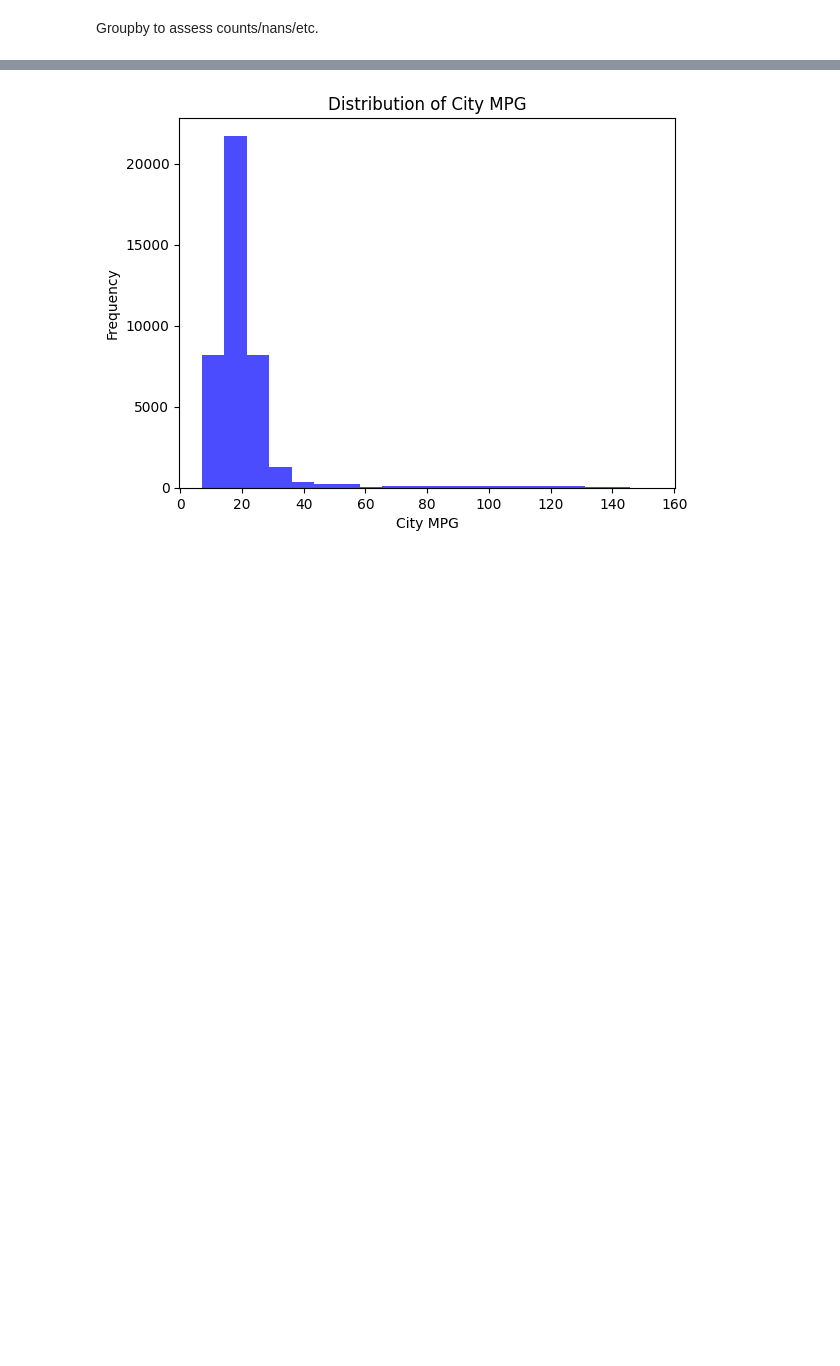
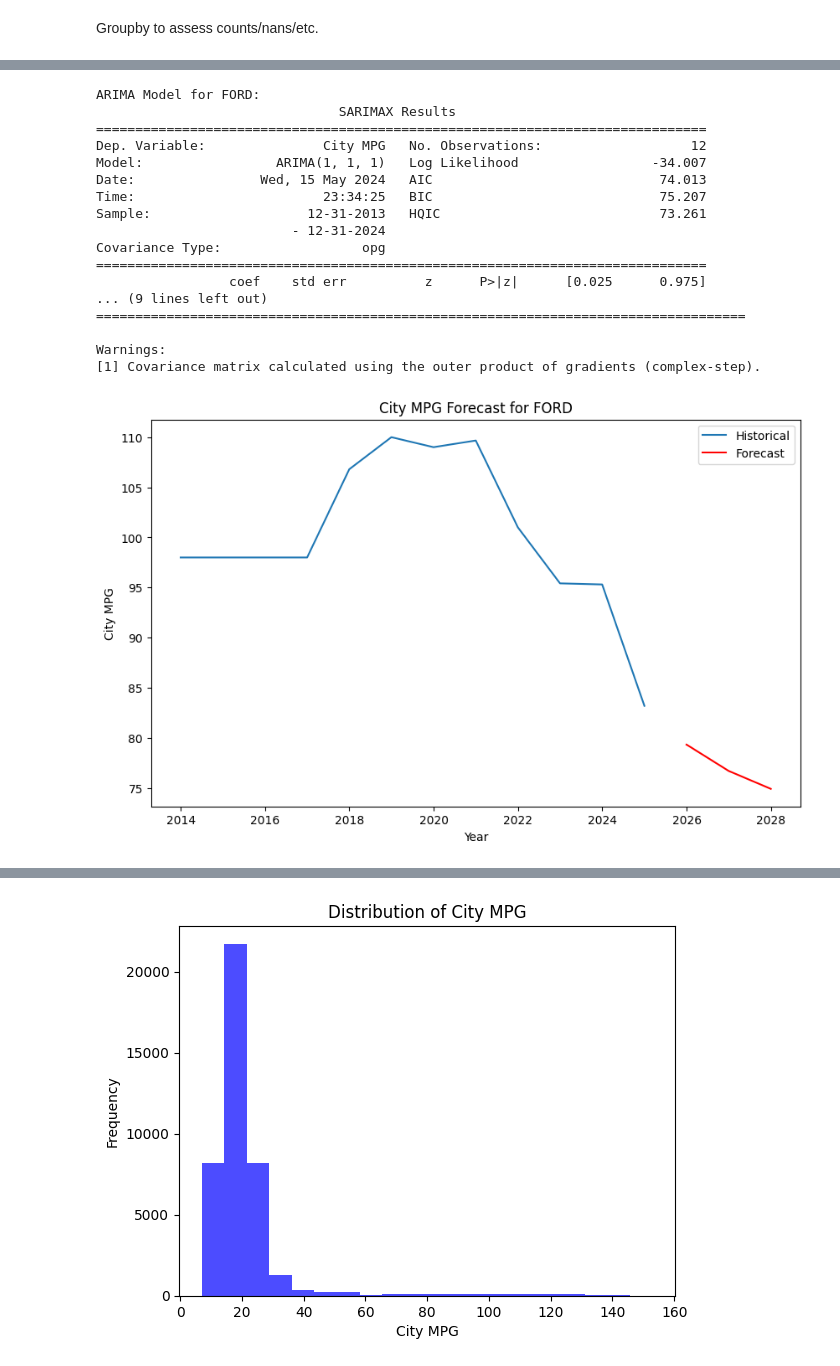
Before and after one commit to 4GeeksAcademy/World-Data-Final-Project, a Jupyter notebook: src/Auto_MPG_Dive.ipynb, the cells around one changed output, grey strips where cells are left out. Cells and saved outputs as stored; diff of their text form; code cells hidden in the pictures; blank space fills up the shorter version.

Commit message:
Time Series Exploration

```diff
--- a/src/Auto_MPG_Dive.ipynb
+++ b/src/Auto_MPG_Dive.ipynb
@@ -572,0 +688,65 @@ import seaborn as sns
+# %%
+# Preparing the data
+
+# Filter and sort data as previously described
+car_makes = ['FORD', 'CHEVROLET', 'TESLA', 'HYUNDAI', 'TOYOTA']
+filtered_data = merged_data[(merged_data['Car_Make'].isin(car_makes)) & (merged_data['Fuel'] == 'Electricity')]
+sorted_electric_vehicles = filtered_data.sort_values(by='Year')
+
+# Convert 'Year' to datetime and set as index
+sorted_electric_vehicles['Year'] = pd.to_datetime(sorted_electric_vehicles['Year'], format='%Y')
+sorted_electric_vehicles.set_index('Year', inplace=True)
+# %%
+# Function to apply ARIMA model to each car make
+
+def apply_arima(data, car_make):
+    # Selecting the data for the specific car make
+    make_data = data[data['Car_Make'] == car_make]['City MPG'].resample('A').mean().dropna()
+
+    # Check if there is enough data to model
+    if len(make_data) > 2:
+        # Fit the ARIMA model
+        model = ARIMA(make_data, order=(1,1,1))  # Placeholder order, should be optimized
+        fitted_model = model.fit()
+
+        # Print the summary of the model
+        print(f"ARIMA Model for {car_make}:")
+        print(fitted_model.summary())
+
+        # Forecasting next 3 years as an example
+        forecast = fitted_model.get_forecast(steps=3)
+        forecast_index = pd.date_range(start=make_data.index[-1] + pd.DateOffset(years=1), periods=3, freq='A')
+        forecast_series = pd.Series(forecast.predicted_mean.values, index=forecast_index)
+
+        # Plot the historical data and forecast
+        plt.figure(figsize=(10, 6))
+        plt.plot(make_data, label='Historical')
+        plt.plot(forecast_series, label='Forecast', color='red')
+        plt.title(f'City MPG Forecast for {car_make}')
+        plt.xlabel('Year')
+        plt.ylabel('City MPG')
+        plt.legend()
+        plt.show()
+
+# Apply ARIMA model to each car make
+for make in car_makes:
+    apply_arima(sorted_electric_vehicles, make)
+# %% [output]
+ARIMA Model for FORD:
+                               SARIMAX Results
+==============================================================================
+Dep. Variable:               City MPG   No. Observations:                   12
+Model:                 ARIMA(1, 1, 1)   Log Likelihood                 -34.007
+Date:                Wed, 15 May 2024   AIC                             74.013
+Time:                        23:34:25   BIC                             75.207
+Sample:                    12-31-2013   HQIC                            73.261
+                         - 12-31-2024
+Covariance Type:                  opg
+==============================================================================
+                 coef    std err          z      P>|z|      [0.025      0.975]
+... (9 lines left out)
+===================================================================================
+
+Warnings:
+[1] Covariance matrix calculated using the outer product of gradients (complex-step).
+[figure, added]
```
Also changed, not shown: parts of 15 cells of this notebook.
